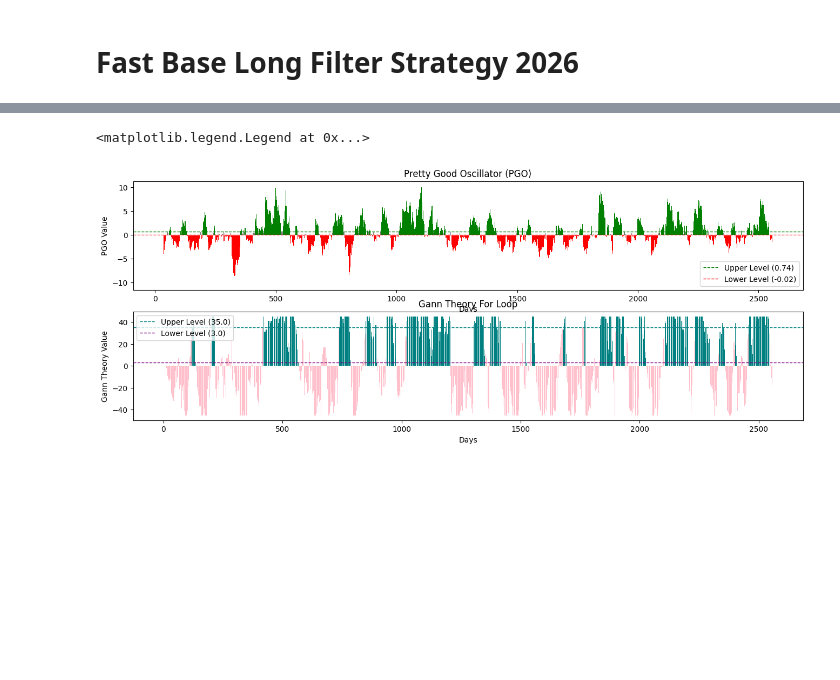
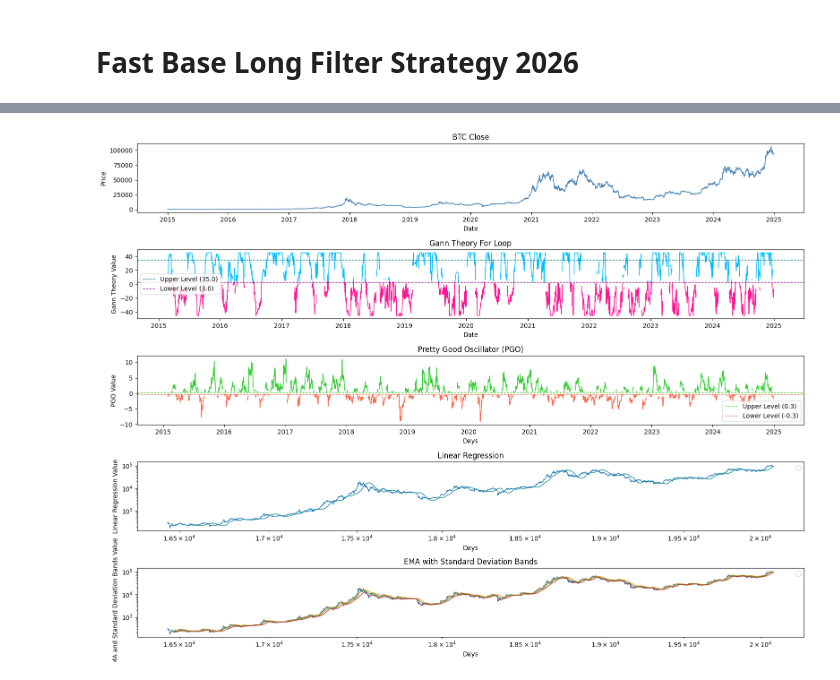
Before and after one commit to QuantLapse/Public-Data-Research-and-Analysis, a Jupyter notebook: Base-Filter-Strategy-2026.ipynb, the cells around one changed output, grey strips where cells are left out. Drawn from its saved outputs; the diff is of its cells as text; code cells hidden in the pictures; blank space fills up the shorter version.

```diff
--- a/Base-Filter-Strategy-2026.ipynb
+++ b/Base-Filter-Strategy-2026.ipynb
@@ -11,7 +11,7 @@ import yfinance as yf
 import talib as ta
 # %%
 # Get Dataframe from Yahoo Finance
-df = yf.download('BTC-USD', start='2018-01-01', end='2025-01-01')
+df = yf.download('BTC-USD', start='2015-01-01', end='2025-01-01')
 df["Close"]
 df["High"]
 df["Low"]
@@ -76,7 +76,11 @@ low   = df['Low'].squeeze().values
 
 lin_reg = ta.LINEARREG(close, timeperiod=lin_length)
 
-df["Linear Regression"] = lin_reg
+# Apply offset t
+lin_reg_offset = pd.Series(lin_reg).shift(offset_length).values
+
+
+df["Linear Regression"] = lin_reg_offset
 long_linereg = close > df["Linear Regression"].values #CHANGE THIS TO 1D ARRAY
 short_linereg = close < df["Linear Regression"].values
 
@@ -93,12 +97,13 @@ std = ta.STDDEV(close, timeperiod=ema_length) * std_multiplier
 upperband = ema + std
 lowerband = ema - std
 
+df["EMA"] = ema
 df['EMA Upperband'] = upperband
 df['EMA Lowerband'] = lowerband
 long_ema =close > df['EMA Upperband'].values
 short_ema = close < df['EMA Lowerband'].values
 
-color_ema = np.where(long_ema, 'green', np.where(short_ema, 'red', 'gray'))
+color_ema = np.where(long_ema, 'green', np.where(short_ema, 'red', 'red'))
 # %%
 #//========= / Gann Theory For Loop / =============//
 from typing_extensions import final
@@ -192,24 +229,56 @@ Text(0, 0.5, 'Value')
 # %%
 # Subplot for Oscillators
 plt.figure(figsize=(16, 12))
-plt.subplot(4, 1, 1)
-plt.bar(df["Days"], df["PGO"], color=color_PGO, width=1)
-plt.axhline(y=upper_level, color='green', linestyle='--', linewidth=1, label=f'Upper Level ({upper_level})')
-plt.axhline(y=lower_level, color='red',   linestyle='--', linewidth=1, label=f'Lower Level ({lower_level})')
-plt.axhline(y=0,           color='white', linestyle='-',  linewidth=0.5)
+
+plt.subplot(5, 1, 1)
+plt.plot(df.index, df["Close"], linewidth=1.2, color="steelblue")
+plt.title("BTC Close")
+plt.xlabel("Date")
+plt.ylabel("Price")
+
+
+plt.subplot(5, 1, 2)
+plt.plot(df.index, gann.where(gann >= down_threshold), color="deepskyblue", linewidth=1.2)
+plt.plot(df.index, gann.where(gann < down_threshold), color="deeppink", linewidth=1.2)
+plt.axhline(y=up_threshold, color='teal', linestyle='--', linewidth=1, label=f'Upper Level ({up_threshold})')
+plt.axhline(y=down_threshold, color='purple', linestyle='--', linewidth=1, label=f'Lower Level ({down_threshold})')
+plt.title("Gann Theory For Loop")
+plt.xlabel("Date")
+plt.ylabel("Gann Theory Value")
+plt.legend()
+
+
+plt.subplot(5, 1, 3)
+pgo = df["PGO"]
+plt.plot(df.index, pgo.where(pgo >= upper_level), color="limegreen", linewidth=1.2)
+plt.plot(df.index, pgo.where(pgo < lower_level), color="tomato", linewidth=1.2)
+plt.axhline(y=upper_level, color='limegreen', linestyle='--', linewidth=1, label=f'Upper Level ({upper_level})')
+plt.axhline(y=lower_level, color='tomato', linestyle='--', linewidth=1, label=f'Lower Level ({lower_level})')
 plt.title("Pretty Good Oscillator (PGO)")
 plt.xlabel("Days")
 plt.ylabel("PGO Value")
 plt.legend()
 
-plt.subplot(4, 1, 2)
-plt.bar(df["Days"], df["Gann Theory For Loop"], color=gann_color, linewidth=1)
-plt.axhline(y=up_threshold, color='teal', linestyle='--', linewidth=1, label=f'Upper Level ({up_threshold})')
-plt.axhline(y=down_threshold, color='purple',   linestyle='--', linewidth=1, label=f'Lower Level ({down_threshold})')
-plt.title("Gann Theory For Loop")
+plt.subplot(5, 1, 4)
+plt.loglog(df["Linear Regression"], color="teal", linewidth=1)
+plt.loglog(df["Close"], linewidth=1)
+plt.title("Linear Regression")
 plt.xlabel("Days")
-plt.ylabel("Gann Theory Value")
+plt.ylabel("Linear Regression Value")
 plt.legend()
+
+
+plt.subplot(5, 1, 5)
+plt.loglog(df["Close"], linewidth=1)
+plt.loglog(df["EMA Upperband"],linewidth=1)
+plt.loglog(df["EMA"], linewidth=1)
+plt.loglog(df["EMA Lowerband"], linewidth=1)
+plt.title("EMA with Standard Deviation Bands")
+plt.xlabel("Days")
+plt.ylabel("EMA and Standard Deviation Bands Value")
+plt.legend()
+
+plt.tight_layout()
+plt.show()
 # %% [output]
-<matplotlib.legend.Legend at 0x...>
-[figure, old version]
+[figure, new version]
```
Also changed, not shown: parts of 6 cells of this notebook.
